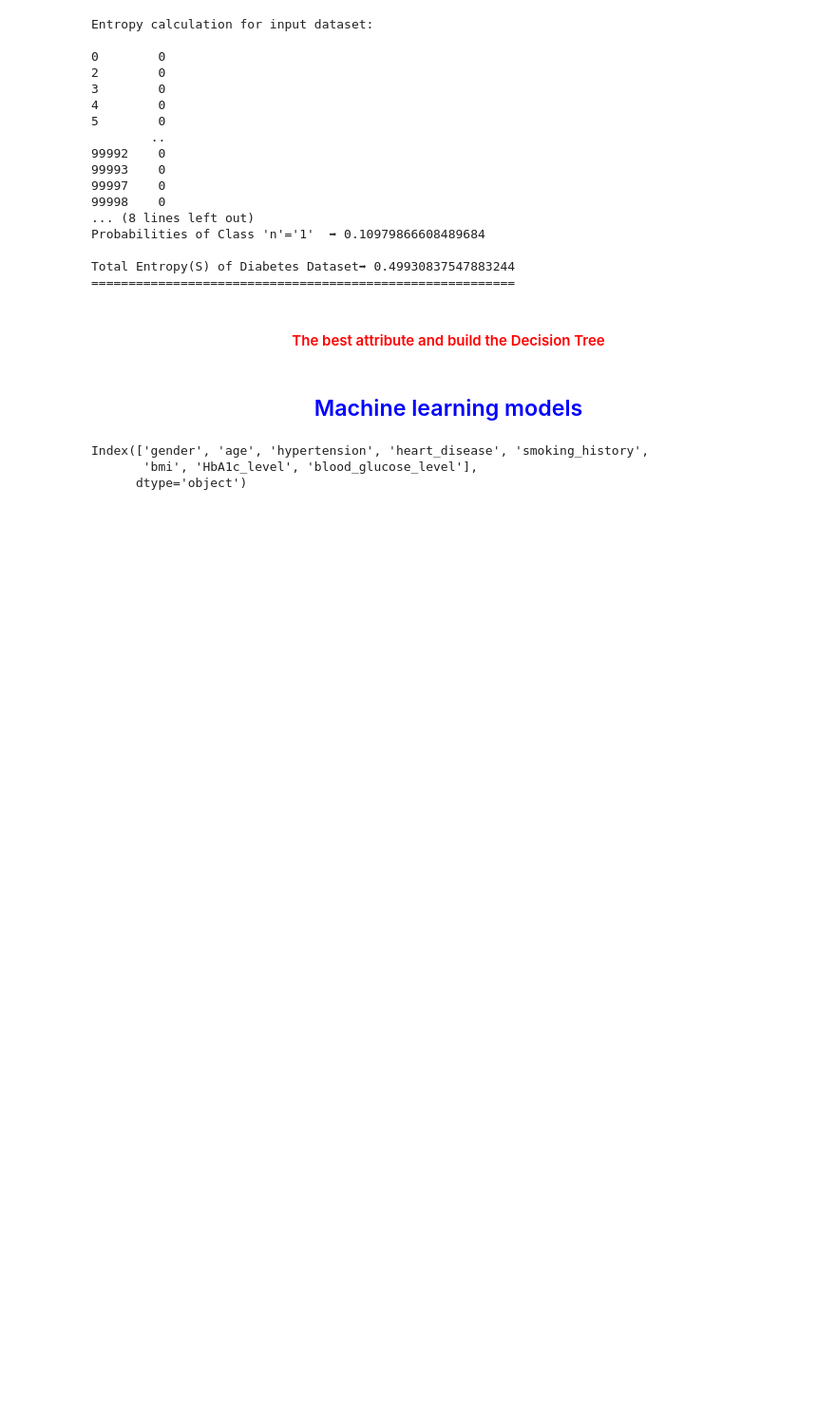
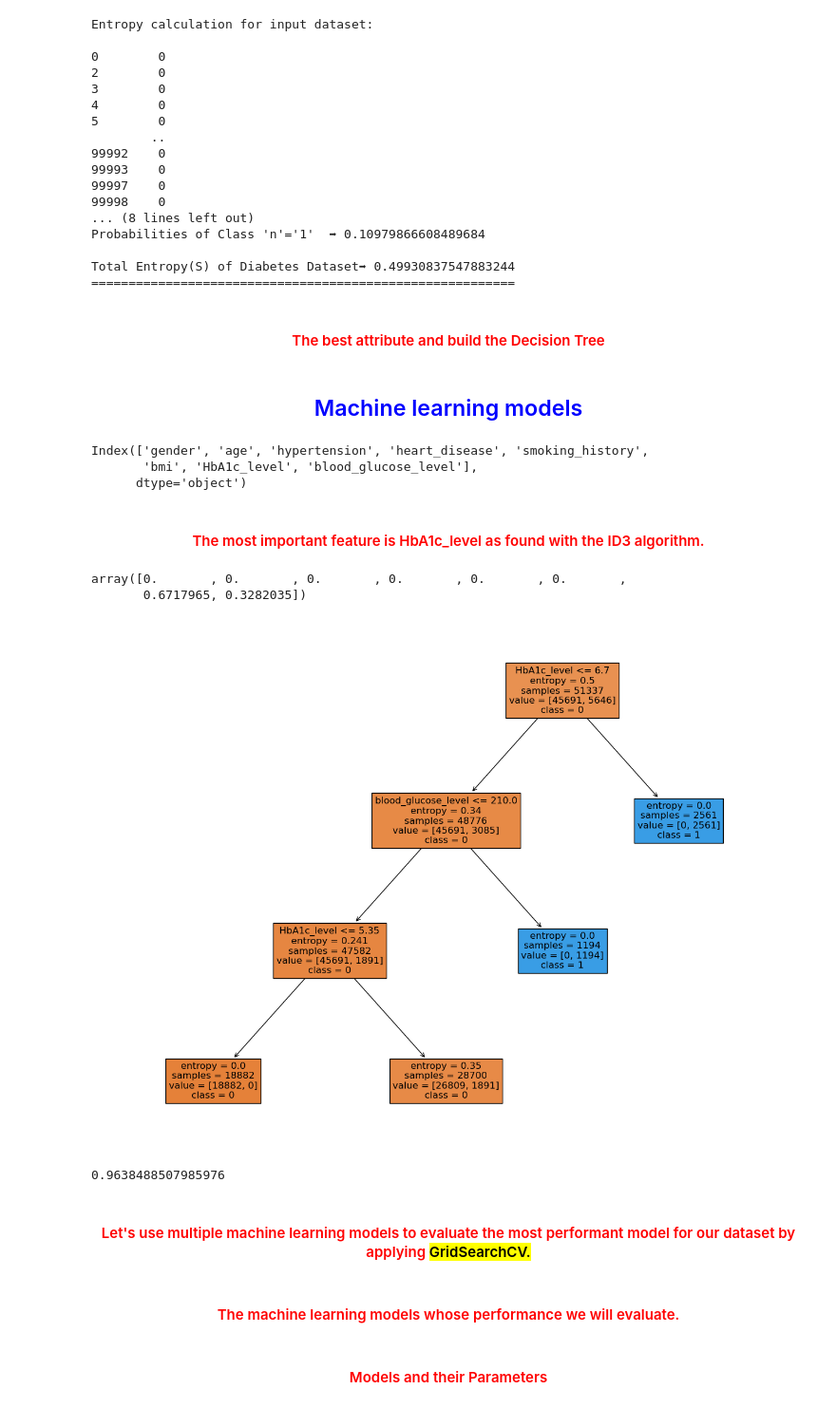
Before and after one commit to NANITH777/Diabetes-Prediction-ID3_Alg-ML-Models, a Jupyter notebook: Odev.ipynb, the cells around one changed output. Shown at 95% size. Saved outputs shown, nothing was run; the diff lists cells and outputs as text; code cells hidden in the pictures; blank space fills up the shorter version.

```diff
--- a/Odev.ipynb
+++ b/Odev.ipynb
@@ -463,3 +463,31 @@ Index(['gender', 'age', 'hypertension', 'heart_disease', 'smoking_history',
 # %%
 from sklearn.model_selection import train_test_split
 X_train, X_test, y_train, y_test = train_test_split(attribute_names, target, test_size=0.2, random_state=42)
+# %%
+from sklearn.tree import DecisionTreeClassifier
+
+dtree = DecisionTreeClassifier(criterion='entropy',max_depth=3)
+dtree.fit(X_train,y_train)
+predictions = dtree.predict(X_test)
+# %% [markdown]
+<h4 style='color: red; text-align: center'>The most important feature is HbA1c_level as found with the ID3 algorithm.</h4>
+# %%
+dtree.feature_importances_
+# %% [output]
+array([0.       , 0.       , 0.       , 0.       , 0.       , 0.       ,
+       0.6717965, 0.3282035])
+# %%
+from sklearn.tree import plot_tree
+
+import matplotlib.pyplot as plt
+fig = plt.figure(figsize=(16,12))
+a = plot_tree(dtree, feature_names=df.columns.tolist(), fontsize=12, filled=True,
+              class_names=['0', '1'])
+# %% [output]
+[figure, added]
+# %%
+dtree.score(X_test, y_test)
+# %% [output]
+0.9638488507985976
+# %% [markdown]
+<h4 style='color: red; text-align: center'>Let's use multiple machine learning models to evaluate the most performant model for our dataset by applying <mark> GridSearchCV.</mark></h4>
@@ -465,0 +496,2 @@ X_train, X_test, y_train, y_test = train_test_split(attribute_names, target, tes
+# %% [markdown]
+<h4 style='color: red; text-align: center'>The machine learning models whose performance we will evaluate.</h4>
@@ -465,0 +505,2 @@ X_train, X_test, y_train, y_test = train_test_split(attribute_names, target, tes
+# %% [markdown]
+<h4 style='color: red; text-align: center'> Models and their Parameters</h4>
```
Also changed, not shown: parts of 14 cells of this notebook.
